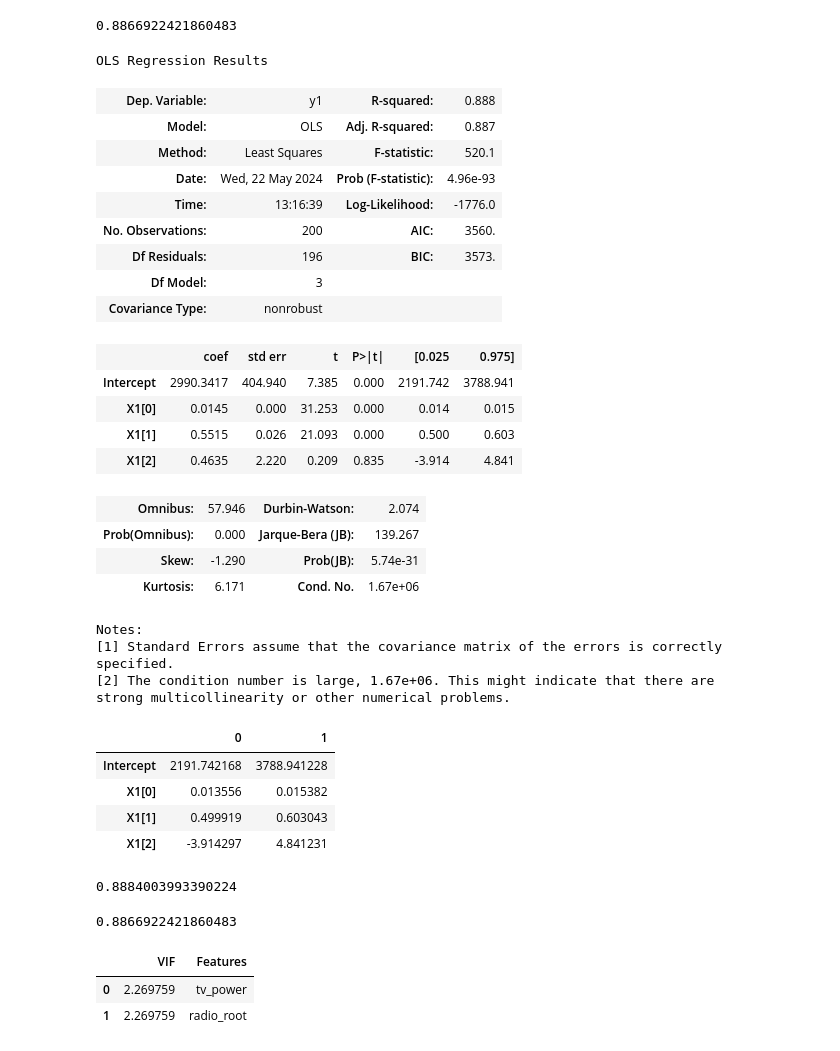
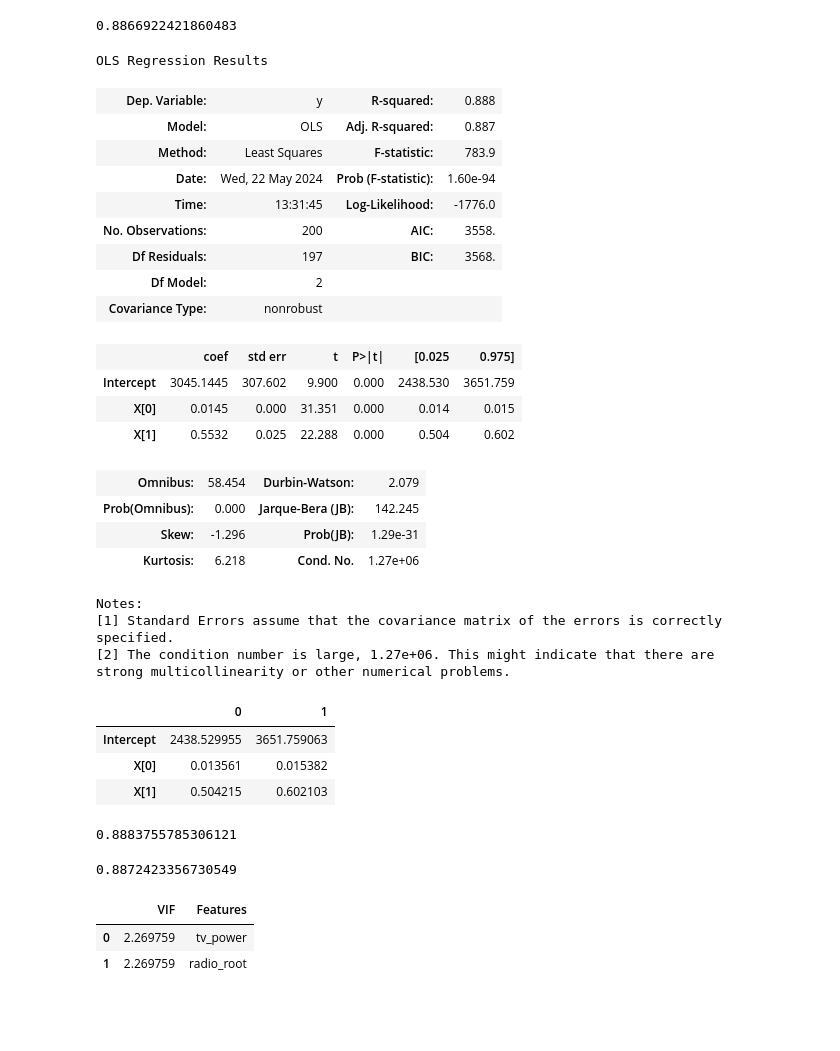
Before and after one commit to manojkumar211/capstone_regression, a Jupyter notebook: experiments/Sales Prediction.ipynb, the cells around one changed output. Drawn from its saved outputs; the diff is of its cells as text; code cells hidden in the pictures; blank space fills up the shorter version.

```diff
--- a/experiments/Sales Prediction.ipynb
+++ b/experiments/Sales Prediction.ipynb
@@ -565,48 +565,46 @@ model.rsquared_adj
 X=df.iloc[:,[4,5]]
 y=df['sales']
 # %%
-model1=smf.ols('y1~X1',data=df).fit()
+model1=smf.ols('y~X',data=df).fit()
 model1.summary()
 # %% [output]
 OLS Regression Results
-| Dep. Variable: | y1 | R-squared: | 0.888 |
+| Dep. Variable: | y | R-squared: | 0.888 |
 | Model: | OLS | Adj. R-squared: | 0.887 |
-| Method: | Least Squares | F-statistic: | 520.1 |
-| Date: | Wed, 22 May 2024 | Prob (F-statistic): | 4.96e-93 |
-| Time: | 13:16:39 | Log-Likelihood: | -1776.0 |
-| No. Observations: | 200 | AIC: | 3560. |
-| Df Residuals: | 196 | BIC: | 3573. |
-| Df Model: | 3 |  |  |
+| Method: | Least Squares | F-statistic: | 783.9 |
+| Date: | Wed, 22 May 2024 | Prob (F-statistic): | 1.60e-94 |
+| Time: | 13:31:45 | Log-Likelihood: | -1776.0 |
+| No. Observations: | 200 | AIC: | 3558. |
+| Df Residuals: | 197 | BIC: | 3568. |
+| Df Model: | 2 |  |  |
 | Covariance Type: | nonrobust |  |  |
 |  | coef | std err | t | P>|t| | [0.025 | 0.975] |
-| Intercept | 2990.3417 | 404.940 | 7.385 | 0.000 | 2191.742 | 3788.941 |
-| X1[0] | 0.0145 | 0.000 | 31.253 | 0.000 | 0.014 | 0.015 |
-| X1[1] | 0.5515 | 0.026 | 21.093 | 0.000 | 0.500 | 0.603 |
-| X1[2] | 0.4635 | 2.220 | 0.209 | 0.835 | -3.914 | 4.841 |
+| Intercept | 3045.1445 | 307.602 | 9.900 | 0.000 | 2438.530 | 3651.759 |
+| X[0] | 0.0145 | 0.000 | 31.351 | 0.000 | 0.014 | 0.015 |
+| X[1] | 0.5532 | 0.025 | 22.288 | 0.000 | 0.504 | 0.602 |
-| Omnibus: | 57.946 | Durbin-Watson: | 2.074 |
-| Prob(Omnibus): | 0.000 | Jarque-Bera (JB): | 139.267 |
-| Skew: | -1.290 | Prob(JB): | 5.74e-31 |
-| Kurtosis: | 6.171 | Cond. No. | 1.67e+06 |
+| Omnibus: | 58.454 | Durbin-Watson: | 2.079 |
+| Prob(Omnibus): | 0.000 | Jarque-Bera (JB): | 142.245 |
+| Skew: | -1.296 | Prob(JB): | 1.29e-31 |
+| Kurtosis: | 6.218 | Cond. No. | 1.27e+06 |
 Notes:
 [1] Standard Errors assume that the covariance matrix of the errors is correctly specified.
-[2] The condition number is large, 1.67e+06. This might indicate that there are
+[2] The condition number is large, 1.27e+06. This might indicate that there are
 strong multicollinearity or other numerical problems.
 # %%
 model1.conf_int()
 # %% [output]
 |  | 0 | 1 |
-| Intercept | 2191.742168 | 3788.941228 |
-| X1[0] | 0.013556 | 0.015382 |
-| X1[1] | 0.499919 | 0.603043 |
-| X1[2] | -3.914297 | 4.841231 |
+| Intercept | 2438.529955 | 3651.759063 |
+| X[0] | 0.013561 | 0.015382 |
+| X[1] | 0.504215 | 0.602103 |
 # %%
 model1.rsquared
 # %% [output]
-0.8884003993390224
+0.8883755785306121
 # %%
 model1.rsquared_adj
 # %% [output]
-0.8866922421860483
+0.8872423356730549
 # %%
 from statsmodels.stats.outliers_influence import variance_inflation_factor
 # %%
```
Also changed, not shown: parts of 1 cell of this notebook.
